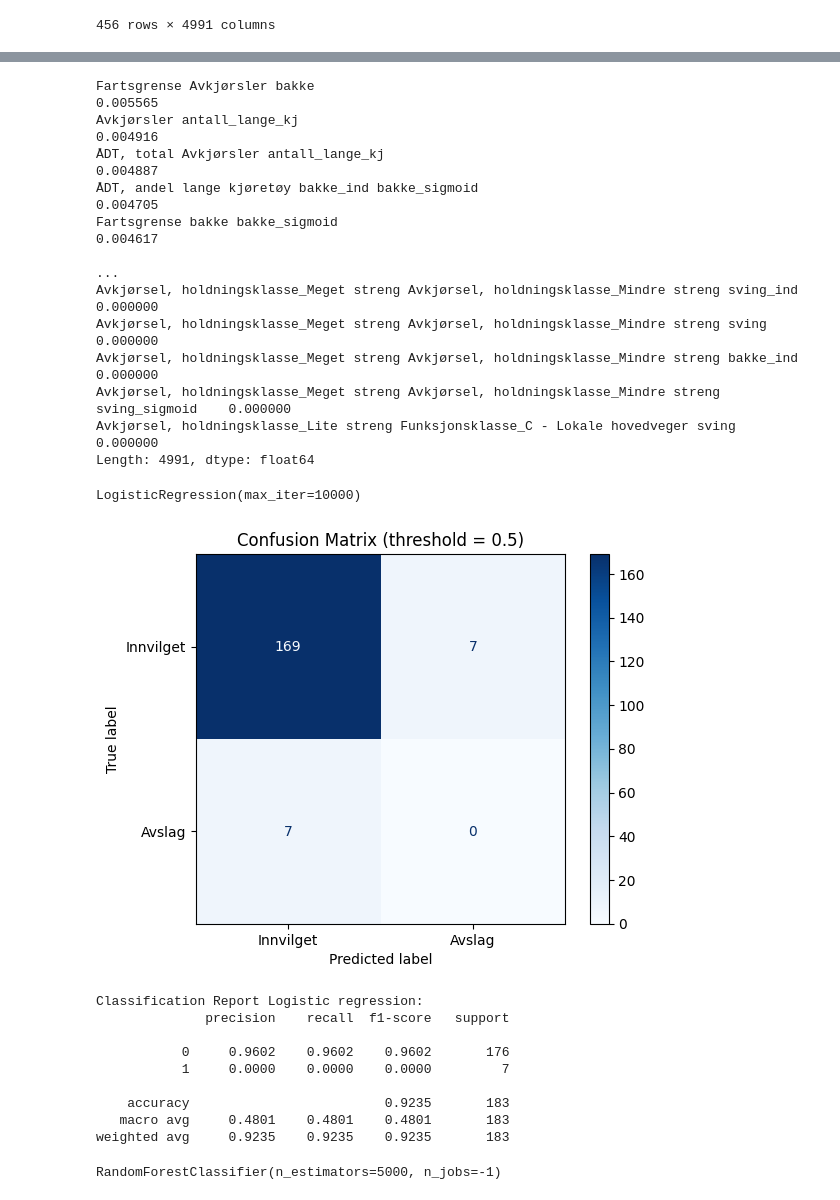
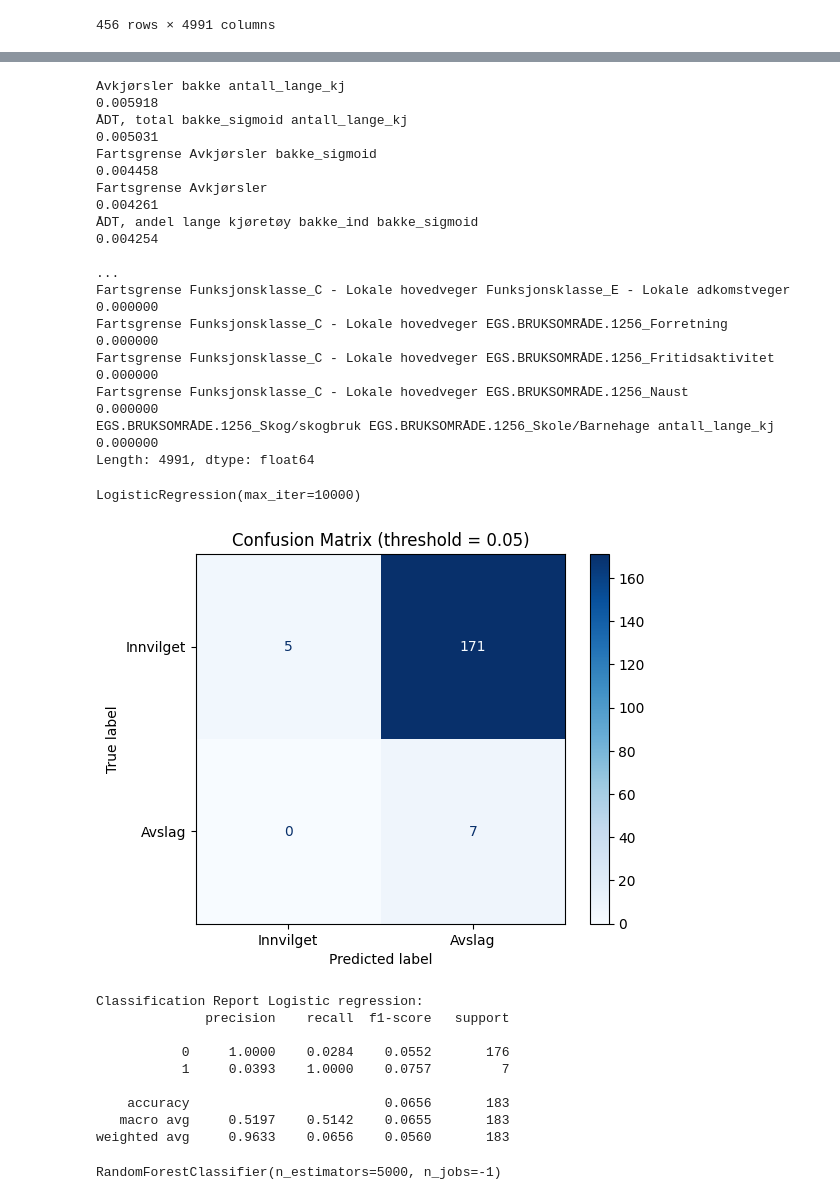
Before and after one commit to sormann/trfkaipoc, a Jupyter notebook: notebooks/avslag_binær-smote.ipynb, the cells around one changed output, grey strips where cells are left out. Cells and saved outputs as stored; diff of their text form; code cells hidden in the pictures.

```diff
--- a/notebooks/avslag_binær-smote.ipynb
+++ b/notebooks/avslag_binær-smote.ipynb
@@ -116,6 +116,25 @@ andel_avslag=y.sum()/y.count()
 #X=df_with_interactions
 scaler = PowerTransformer()
 X = pd.DataFrame(scaler.fit_transform(X), columns=X.columns)
+# %%
+# Identify binary dummy columns: only {0,1} or {0.0,1.0}
+binary_cols = [
+    col for col in X.columns
+    if np.isin(X[col].dropna().unique(), [0,1]).all()
+]
+
+continuous_cols = [col for col in X.columns if col not in binary_cols]
+
+# Transform only continuous columns
+scaler = PowerTransformer()
+X_cont_scaled = pd.DataFrame(
+    scaler.fit_transform(X[continuous_cols]),
+    columns=continuous_cols,
+    index=X.index
+)
+
+# Combine back into full feature matrix
+X = pd.concat([X_cont_scaled, X[binary_cols]], axis=1)
 # %%
 X
 # %% [output]
@@ -151,17 +170,17 @@ X_top = X[top_features]
 # %%
 importances_sorted
 # %% [output]
-Fartsgrense Avkjørsler bakke                                                                      0.005565
-Avkjørsler antall_lange_kj                                                                        0.004916
-ÅDT, total Avkjørsler antall_lange_kj                                                             0.004887
-ÅDT, andel lange kjøretøy bakke_ind bakke_sigmoid                                                 0.004705
-Fartsgrense bakke bakke_sigmoid                                                                   0.004617
-                                                                                                    ...
-Avkjørsel, holdningsklasse_Meget streng Avkjørsel, holdningsklasse_Mindre streng sving_ind        0.000000
-Avkjørsel, holdningsklasse_Meget streng Avkjørsel, holdningsklasse_Mindre streng sving            0.000000
-Avkjørsel, holdningsklasse_Meget streng Avkjørsel, holdningsklasse_Mindre streng bakke_ind        0.000000
-Avkjørsel, holdningsklasse_Meget streng Avkjørsel, holdningsklasse_Mindre streng sving_sigmoid    0.000000
-Avkjørsel, holdningsklasse_Lite streng Funksjonsklasse_C - Lokale hovedveger sving                0.000000
+Avkjørsler bakke antall_lange_kj                                                             0.005918
+ÅDT, total bakke_sigmoid antall_lange_kj                                                     0.005031
+Fartsgrense Avkjørsler bakke_sigmoid                                                         0.004458
+Fartsgrense Avkjørsler                                                                       0.004261
+ÅDT, andel lange kjøretøy bakke_ind bakke_sigmoid                                            0.004254
+                                                                                               ...
+Fartsgrense Funksjonsklasse_C - Lokale hovedveger Funksjonsklasse_E - Lokale adkomstveger    0.000000
+Fartsgrense Funksjonsklasse_C - Lokale hovedveger EGS.BRUKSOMRÅDE.1256_Forretning            0.000000
+Fartsgrense Funksjonsklasse_C - Lokale hovedveger EGS.BRUKSOMRÅDE.1256_Fritidsaktivitet      0.000000
+Fartsgrense Funksjonsklasse_C - Lokale hovedveger EGS.BRUKSOMRÅDE.1256_Naust                 0.000000
+EGS.BRUKSOMRÅDE.1256_Skog/skogbruk EGS.BRUKSOMRÅDE.1256_Skole/Barnehage antall_lange_kj      0.000000
 Length: 4991, dtype: float64
 # %%
 X=X_top
@@ -181,27 +203,27 @@ yps=model.predict_proba(X_test)
 # %%
 import numpy as np
 from sklearn.metrics import confusion_matrix, ConfusionMatrixDisplay
 import matplotlib.pyplot as plt
 
 # Predicted probabilities for class "1"
 y_prob = yps[:, 1]
 
 # Adjustable threshold
-threshold = 0.5 # 👈 change this value between 0 and 1
+threshold = 0.05 # 👈 change this value between 0 and 1
 
 # Convert probabilities to class predictions
 y_pred = (y_prob >= threshold).astype(int)
 
 # Compute confusion matrix
 cm = confusion_matrix(y_test, y_pred)
 disp = ConfusionMatrixDisplay(confusion_matrix=cm, display_labels=["Innvilget", "Avslag"])
 
 # Plot
 disp.plot(cmap="Blues")
 plt.title(f"Confusion Matrix (threshold = {threshold})")
 plt.show()
 # %% [output]
-[figure, old version]
+[figure, new version]
 # %%
 # Detailed metrics per class
 print("Classification Report Logistic regression:")
@@ -210,12 +232,12 @@ print(classification_report(y_test, y_pred, digits=4))
 Classification Report Logistic regression:
               precision    recall  f1-score   support
 
-           0     0.9602    0.9602    0.9602       176
-           1     0.0000    0.0000    0.0000         7
+           0     1.0000    0.0284    0.0552       176
+           1     0.0393    1.0000    0.0757         7
 
-    accuracy                         0.9235       183
-   macro avg     0.4801    0.4801    0.4801       183
-weighted avg     0.9235    0.9235    0.9235       183
+    accuracy                         0.0656       183
+   macro avg     0.5197    0.5142    0.0655       183
+weighted avg     0.9633    0.0656    0.0560       183
 # %%
 model = RandomForestClassifier(n_estimators=5000,n_jobs=-1)
 model.fit(X_train, y_train)
```
Also changed, not shown: parts of 16 cells of this notebook, 4 other files.
